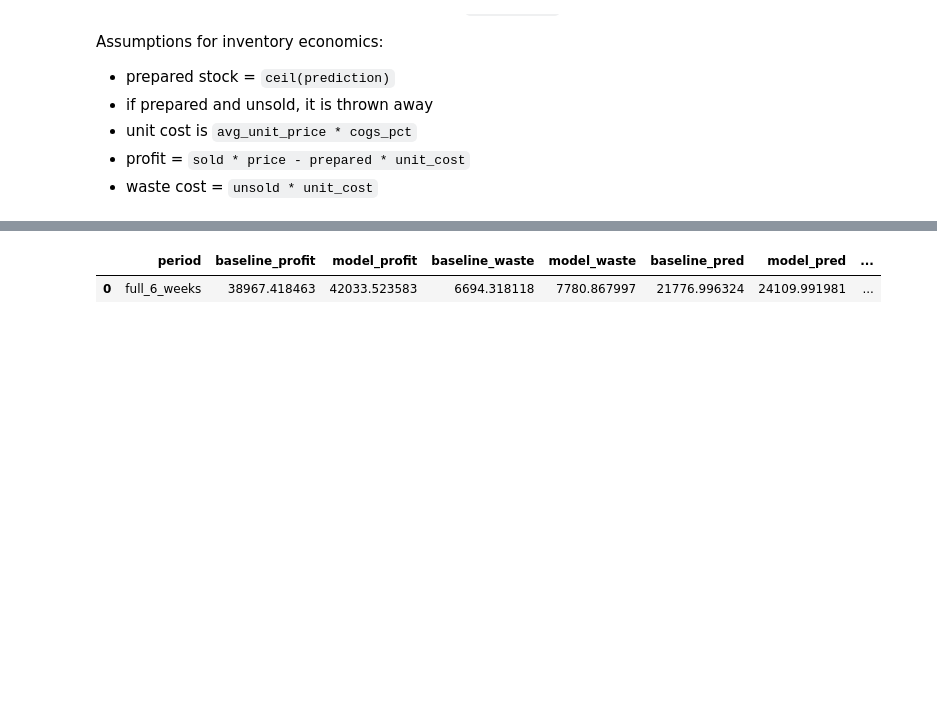
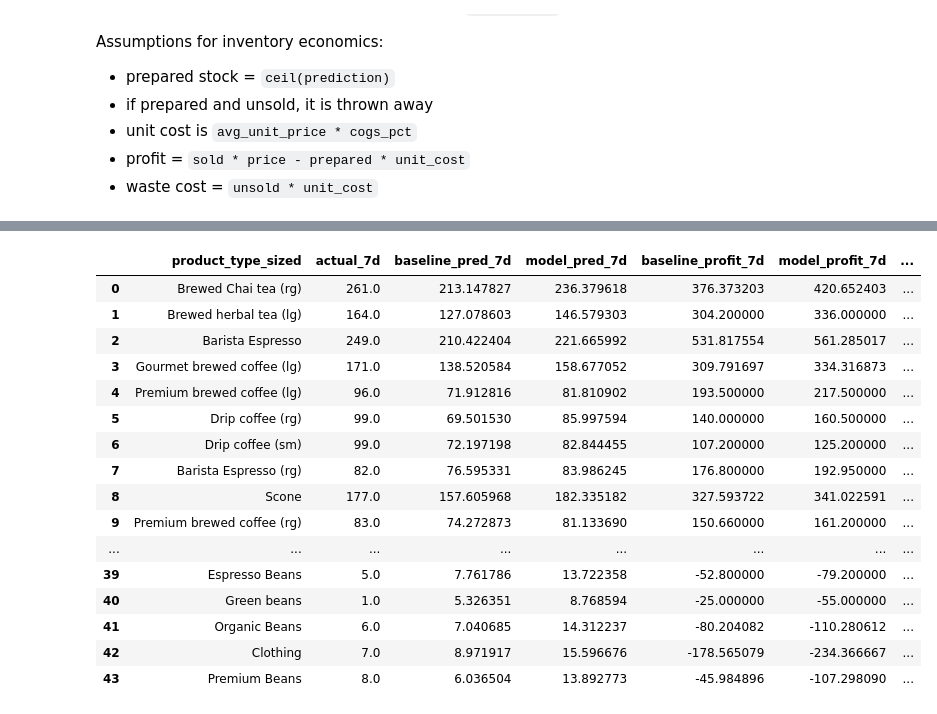
Before and after one commit to Jaskabraska/Finish-project---DD, a Jupyter notebook: coffee_shop_inventory (1).executed.ipynb, the cells around one changed output, grey strips where cells are left out. Drawn from its saved outputs; the diff is of its cells as text; code cells hidden in the pictures; blank space fills up the shorter version.

```diff
--- a/coffee_shop_inventory (1).executed.ipynb
+++ b/coffee_shop_inventory (1).executed.ipynb
@@ -2322,16 +2322,16 @@ Assumptions for inventory economics:
 from sklearn.linear_model import LinearRegression
 
 TARGET_STORE = "Astoria"  # change if you want another location
+PILOT_DAYS = 7
 BASELINE_LAMBDA = -np.log(0.20) / 14
 
 all_dates = sorted(daily_demand["date"].dropna().unique())
 if len(all_dates) == 0:
     raise ValueError("No dates found in daily_demand")
 
-# Full 6-week test window
-pilot_test_dates = [d for d in all_dates if d >= cutoff_date]
-if len(pilot_test_dates) == 0:
-    raise ValueError("No test dates found from cutoff_date onward")
+pilot_test_dates = [d for d in all_dates if d >= cutoff_date][:PILOT_DAYS]
+if len(pilot_test_dates) < PILOT_DAYS:
+    raise ValueError(f"Only {len(pilot_test_dates)} test days available, expected {PILOT_DAYS}")
 
 pilot_products = sorted(
     daily_demand.loc[
@@ -2445,52 +2445,33 @@ pilot_day_product = pilot_out[[
     "margin_rate",
 ]].sort_values(["date", "product_type_sized"]).reset_index(drop=True)
 
-pilot_day_product["week_start"] = pilot_day_product["date"] - pd.to_timedelta(
-    pilot_day_product["date"].dt.dayofweek, unit="D"
+pilot_product_summary = (
+    pilot_day_product.groupby("product_type_sized", as_index=False)
+    .agg(
+        actual_7d=("actual", "sum"),
+        baseline_pred_7d=("baseline_pred", "sum"),
+        model_pred_7d=("model_pred", "sum"),
+        baseline_profit_7d=("baseline_profit", "sum"),
+        model_profit_7d=("model_profit", "sum"),
+        baseline_waste_7d=("baseline_waste_cost", "sum"),
+        model_waste_7d=("model_waste_cost", "sum"),
+        profit_diff_7d=("profit_diff", "sum"),
+    )
+    .sort_values("profit_diff_7d", ascending=False)
+    .reset_index(drop=True)
 )
 
-weekly_profit_compare = (
-    pilot_day_product.groupby("week_start", as_index=False)
-    .agg(
-        baseline_profit=("baseline_profit", "sum"),
-        model_profit=("model_profit", "sum"),
-        baseline_waste=("baseline_waste_cost", "sum"),
-        model_waste=("model_waste_cost", "sum"),
-        baseline_pred=("baseline_pred", "sum"),
-        model_pred=("model_pred", "sum"),
-        actual=("actual", "sum"),
-    )
-)
-weekly_profit_compare["profit_diff"] = (
-    weekly_profit_compare["model_profit"] - weekly_profit_compare["baseline_profit"]
-)
-weekly_profit_compare = weekly_profit_compare.sort_values("week_start").reset_index(drop=True)
+print(f"Target store: {TARGET_STORE}")
+print(f"Pilot days: {pilot_test_dates[0].date()} to {pilot_test_dates[-1].date()} ({len(pilot_test_dates)} days)")
+print(f"Unique products in pilot: {len(pilot_products)}")
 
-overall_profit_compare = pd.DataFrame([
-    {
-        "period": "full_6_weeks",
-        "baseline_profit": pilot_day_product["baseline_profit"].sum(),
-        "model_profit": pilot_day_product["model_profit"].sum(),
-        "baseline_waste": pilot_day_product["baseline_waste_cost"].sum(),
-        "model_waste": pilot_day_product["model_waste_cost"].sum(),
-        "baseline_pred": pilot_day_product["baseline_pred"].sum(),
-        "model_pred": pilot_day_product["model_pred"].sum(),
-        "actual": pilot_day_product["actual"].sum(),
-        "profit_diff": pilot_day_product["profit_diff"].sum(),
-    }
-])
+print("\nDay x product comparison table:")
+display(pilot_day_product)
 
-print(f"Target store: {TARGET_STORE}")
-print(f"Test window: {pilot_test_dates[0].date()} to {pilot_test_dates[-1].date()} ({len(pilot_test_dates)} days)")
-print(f"Unique products in scope: {len(pilot_products)}")
+print("\n7-day summary by product_type_sized:")
+display(pilot_product_summary)
 
-print("\nWeekly profit comparison (model vs baseline):")
-display(weekly_profit_compare)
-
-print("\nOverall profit comparison (full 6 weeks):")
-display(overall_profit_compare)
-
-print("\nTotal profit difference (model - baseline):")
-print(round(float(overall_profit_compare.loc[0, "profit_diff"]), 2))
+print("\nTotal 7-day profit difference (model - baseline):")
+print(round(float(pilot_product_summary["profit_diff_7d"].sum()), 2))
 # %% [output]
 Target store: Astoria
@@ -2510,2 +2496,17 @@ Overall profit comparison (full 6 weeks):
-|  | period | baseline_profit | model_profit | baseline_waste | model_waste | baseline_pred | model_pred | ... |
-| 0 | full_6_weeks | 38967.418463 | 42033.523583 | 6694.318118 | 7780.867997 | 21776.996324 | 24109.991981 | ... |
+|  | product_type_sized | actual_7d | baseline_pred_7d | model_pred_7d | baseline_profit_7d | model_profit_7d | ... |
+| 0 | Brewed Chai tea (rg) | 261.0 | 213.147827 | 236.379618 | 376.373203 | 420.652403 | ... |
+| 1 | Brewed herbal tea (lg) | 164.0 | 127.078603 | 146.579303 | 304.200000 | 336.000000 | ... |
+| 2 | Barista Espresso | 249.0 | 210.422404 | 221.665992 | 531.817554 | 561.285017 | ... |
+| 3 | Gourmet brewed coffee (lg) | 171.0 | 138.520584 | 158.677052 | 309.791697 | 334.316873 | ... |
+| 4 | Premium brewed coffee (lg) | 96.0 | 71.912816 | 81.810902 | 193.500000 | 217.500000 | ... |
+| 5 | Drip coffee (rg) | 99.0 | 69.501530 | 85.997594 | 140.000000 | 160.500000 | ... |
+| 6 | Drip coffee (sm) | 99.0 | 72.197198 | 82.844455 | 107.200000 | 125.200000 | ... |
+| 7 | Barista Espresso (rg) | 82.0 | 76.595331 | 83.986245 | 176.800000 | 192.950000 | ... |
+| 8 | Scone | 177.0 | 157.605968 | 182.335182 | 327.593722 | 341.022591 | ... |
+| 9 | Premium brewed coffee (rg) | 83.0 | 74.272873 | 81.133690 | 150.660000 | 161.200000 | ... |
+| ... | ... | ... | ... | ... | ... | ... | ... |
+| 39 | Espresso Beans | 5.0 | 7.761786 | 13.722358 | -52.800000 | -79.200000 | ... |
+| 40 | Green beans | 1.0 | 5.326351 | 8.768594 | -25.000000 | -55.000000 | ... |
+| 41 | Organic Beans | 6.0 | 7.040685 | 14.312237 | -80.204082 | -110.280612 | ... |
+| 42 | Clothing | 7.0 | 8.971917 | 15.596676 | -178.565079 | -234.366667 | ... |
+| 43 | Premium Beans | 8.0 | 6.036504 | 13.892773 | -45.984896 | -107.298090 | ... |
```
Also changed, not shown: parts of 9 cells of this notebook.
